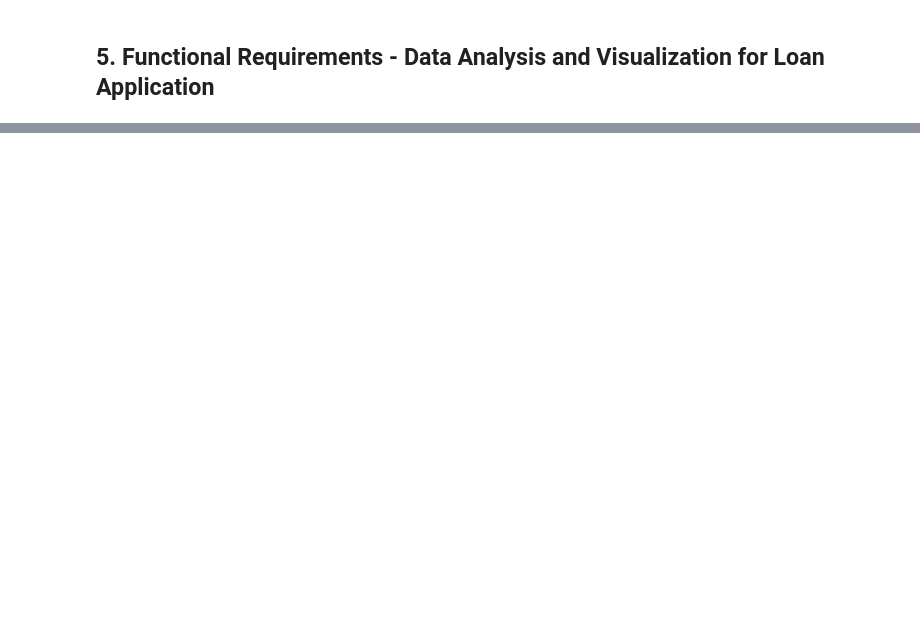
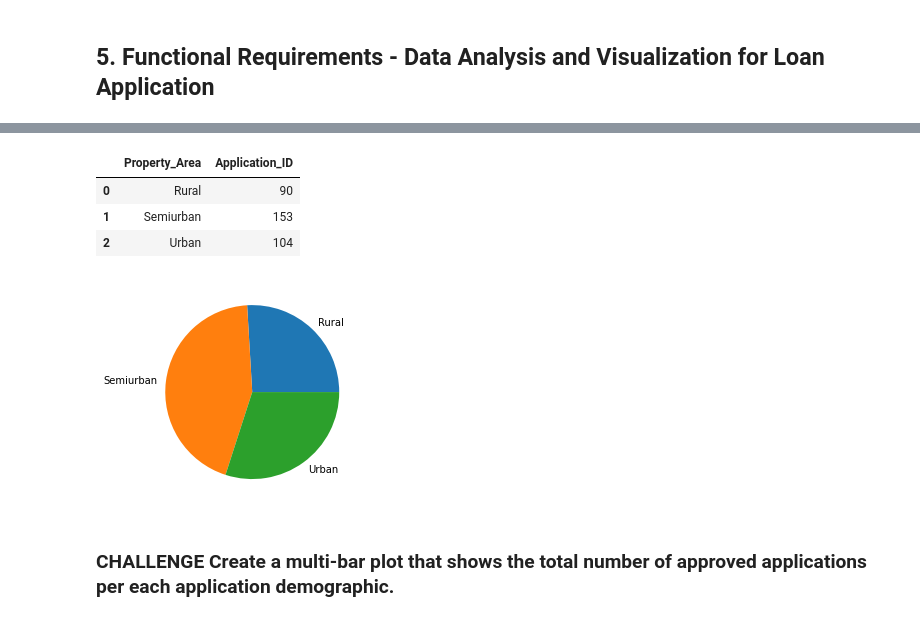
Before and after one commit to vitasunnie0812/Capstone_project, a Jupyter notebook: CAPSTONE_PROJECT.ipynb, the cells around one changed output, grey strips where cells are left out. Cells and saved outputs as stored; diff of their text form; code cells hidden in the pictures; blank space fills up the shorter version.

```diff
--- a/CAPSTONE_PROJECT.ipynb
+++ b/CAPSTONE_PROJECT.ipynb
@@ -748,3 +753,5 @@ import json
+# %%
+spark = SparkSession.builder.master("local[*]").appName("Capstone").getOrCreate()
 # %%
 response = requests.get("https://raw.githubusercontent.com/platformps/LoanDataset/main/loan_data.json")
 type(response)
@@ -788,0 +780,11 @@ root
+# %%
+# loan_app = spark.createDataFrame(data)
+# loan_app.printSchema()
+# loan_app
+loan_app = response.json()
+type(loan_app)
+
+# with open('./loan_data.json','w') as f:
+#     json.dump(loan_app,f)
+
+spark_df = spark.read.json('./loan_data.json')
@@ -793,0 +840,3 @@ Note: Take a screenshot of the graph.
+# %%
+loan_data = spark_df.toPandas()
+loan_data
@@ -793,0 +887,17 @@ Note: Take a screenshot of the graph.
+# %%
+graph_dt2 = loan_data[(loan_data['Application_Status'] == 'Y')].groupby(['Property_Area']).count()['Application_ID'].reset_index()
+graph_dt2
+# %% [output]
+|  | Property_Area | Application_ID |
+| 0 | Rural | 90 |
+| 1 | Semiurban | 153 |
+| 2 | Urban | 104 |
+# %%
+import matplotlib.pyplot as plt
+
+plt.pie(graph_dt2['Application_ID'], labels=graph_dt2['Property_Area'])
+plt.show()
+# %% [output]
+[figure, added]
+# %% [markdown]
+### CHALLENGE Create a multi-bar plot that shows the total number of approved applications per each application demographic.
```
Also changed, not shown: parts of 15 cells of this notebook, 1 other file.
